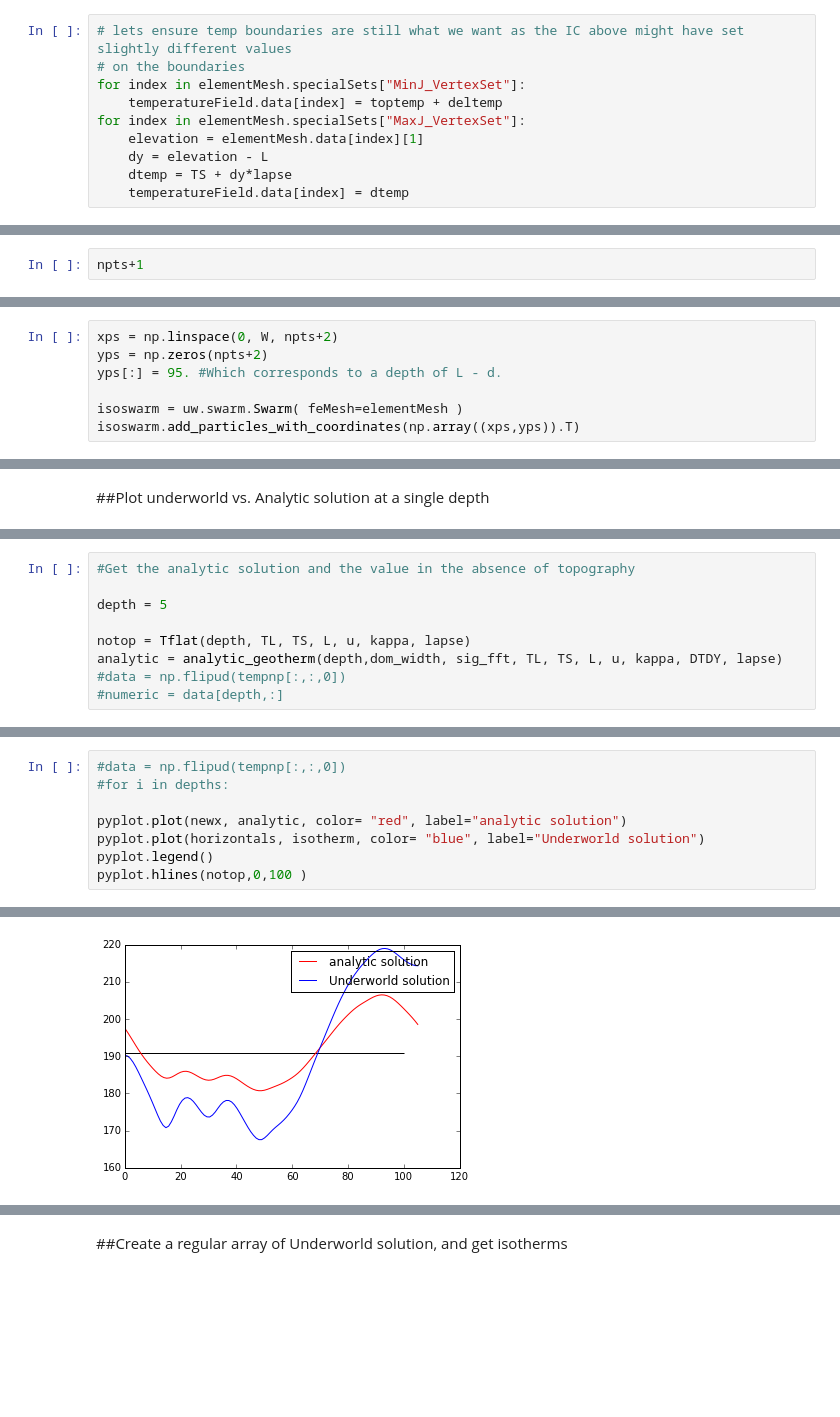
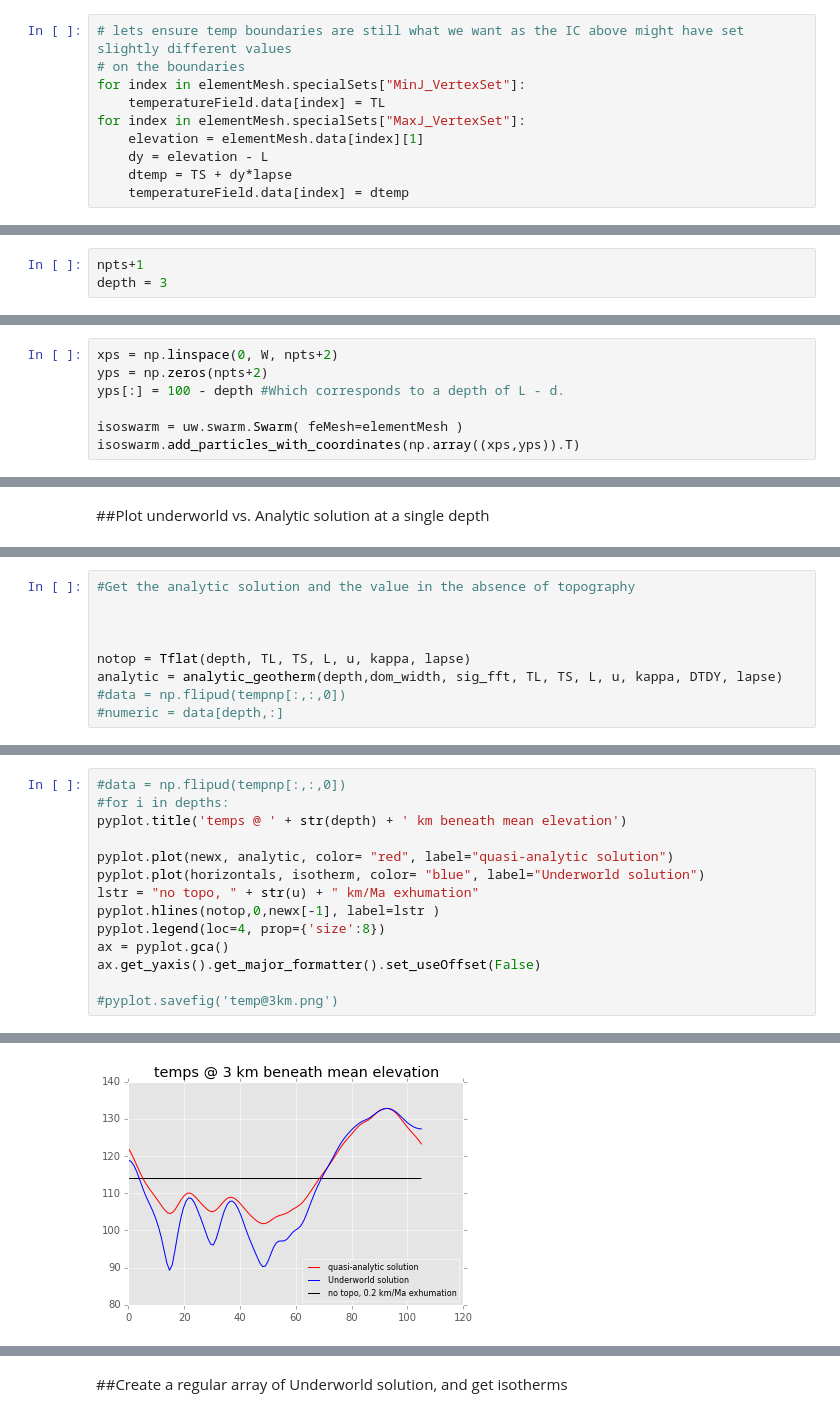
Before and after one commit to dansand/uw-bits, a Jupyter notebook: topo-isotherms/Isotherms_topography.ipynb, the cells around one changed output, grey strips where cells are left out. Cells and saved outputs as stored; diff of their text form; blank space fills up the shorter version.

```diff
--- a/topo-isotherms/Isotherms_topography.ipynb
+++ b/topo-isotherms/Isotherms_topography.ipynb
@@ -423,7 +482,7 @@ tempBC = uw.conditions.DirichletCondition(     variable=temperatureField,
 # lets ensure temp boundaries are still what we want as the IC above might have set slightly different values
 # on the boundaries
 for index in elementMesh.specialSets["MinJ_VertexSet"]:
-    temperatureField.data[index] = toptemp + deltemp
+    temperatureField.data[index] = TL
 for index in elementMesh.specialSets["MaxJ_VertexSet"]:
     elevation = elementMesh.data[index][1]
     dy = elevation - L
@@ -525,3 +570,4 @@ while step < 4000:
 * Because the temperature field corresponds to an irregular mesh, we're going to use swarms to interpolate the values at fixed positions
 # %%
 npts+1
+depth = 3
@@ -530,7 +578,7 @@ npts+1
 # %%
 xps = np.linspace(0, W, npts+2)
 yps = np.zeros(npts+2)
-yps[:] = 95. #Which corresponds to a depth of L - d.
+yps[:] = 100 - depth #Which corresponds to a depth of L - d.
 
 isoswarm = uw.swarm.Swarm( feMesh=elementMesh )
 isoswarm.add_particles_with_coordinates(np.array((xps,yps)).T)
@@ -556,7 +606,7 @@ isotherm.shape
 # %%
 #Get the analytic solution and the value in the absence of topography
 
-depth = 5
+
 
 notop = Tflat(depth, TL, TS, L, u, kappa, lapse)
 analytic = analytic_geotherm(depth,dom_width, sig_fft, TL, TS, L, u, kappa, DTDY, lapse)
@@ -569,9 +619,15 @@ meshX
 # %%
 #data = np.flipud(tempnp[:,:,0])
 #for i in depths:
+pyplot.title('temps @ ' + str(depth) + ' km beneath mean elevation')
 
-pyplot.plot(newx, analytic, color= "red", label="analytic solution")
+pyplot.plot(newx, analytic, color= "red", label="quasi-analytic solution")
 pyplot.plot(horizontals, isotherm, color= "blue", label="Underworld solution")
-pyplot.legend()
-pyplot.hlines(notop,0,100 )
+lstr = "no topo, " + str(u) + " km/Ma exhumation"
+pyplot.hlines(notop,0,newx[-1], label=lstr )
+pyplot.legend(loc=4, prop={'size':8})
+ax = pyplot.gca()
+ax.get_yaxis().get_major_formatter().set_useOffset(False)
+
+#pyplot.savefig('temp@3km.png')
 # %% [output]
@@ -579 +634 @@ pyplot.hlines(notop,0,100 )
-[figure, old version]
+[figure, new version]
```
Also changed, not shown: parts of 70 cells of this notebook, 9 other files.
